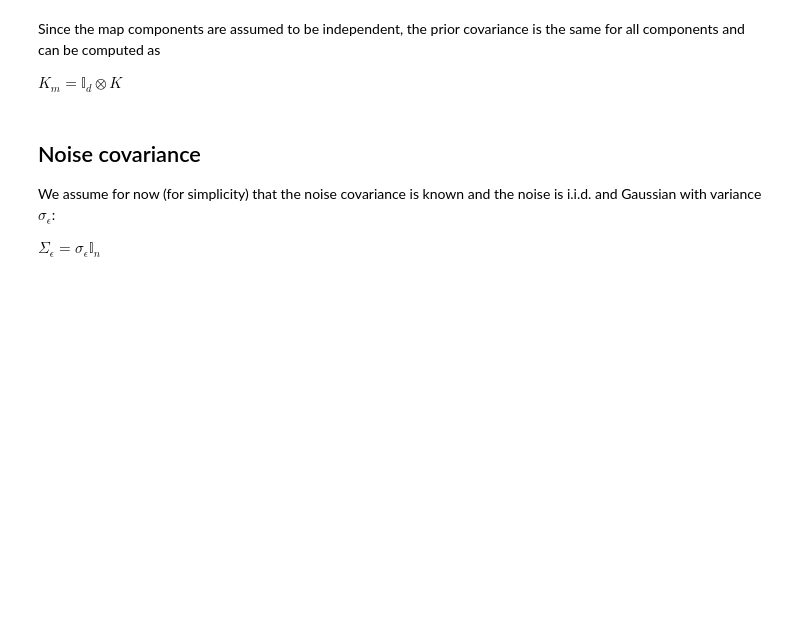
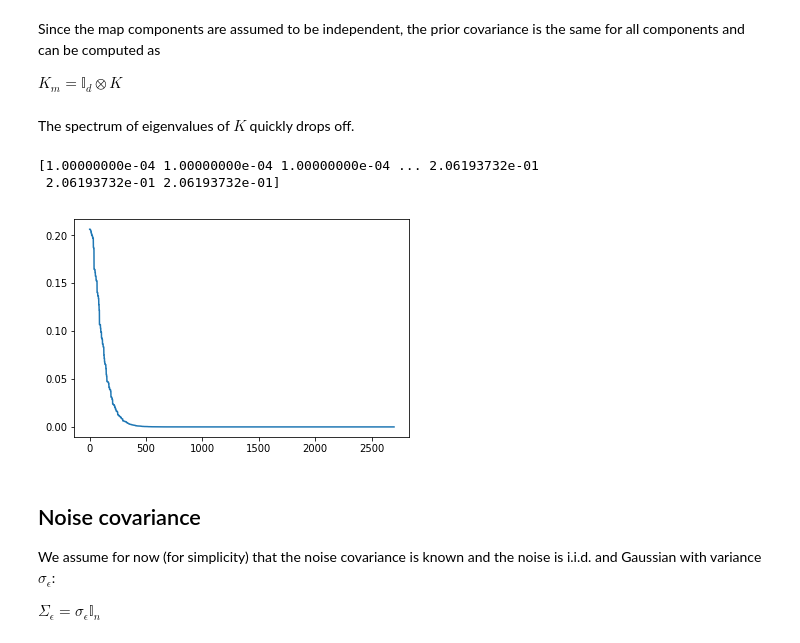
Before and after one commit to mackelab/gp-maps-python, a Jupyter notebook: BayesianOPM.ipynb, the cells around one changed output. Drawn from its saved outputs; the diff is of its cells as text; code cells hidden in the pictures; blank space fills up the shorter version.

```diff
--- a/BayesianOPM.ipynb
+++ b/BayesianOPM.ipynb
@@ -90,13 +90,26 @@ Since the map components are assumed to be independent, the prior covariance is
 
 $K_m = \mathbb{I}_d \otimes K$
 # %%
-K = K_prior(idx, kernel=mexican_hat_kernel, sigma=4.)
+K = K_prior(idx, kernel=mexican_hat_kernel, sigma=2.)
 
 
 # add a small constant to the diagonal for numerical stability
 # this makes the prior covariance positive definite
 # TODO: not really sure why this is neccessary
 K_m = np.kron(np.eye(d), K) + np.eye(d*n) * 0.0001
+# %% [markdown]
+The spectrum of eigenvalues of $K$ quickly drops off.
+# %%
+eigvals = np.linalg.eigvalsh(K_m)
+
+print(eigvals)
+
+plt.plot(eigvals[::-1])
+plt.show()
+# %% [output]
+[1.00000000e-04 1.00000000e-04 1.00000000e-04 ... 2.06193732e-01
+ 2.06193732e-01 2.06193732e-01]
+[figure, added]
 # %% [markdown]
 ## Noise covariance
 We assume for now (for simplicity) that the noise covariance is known and the noise is i.i.d. and Gaussian with variance $\sigma_{\epsilon}$:
```
Also changed, not shown: parts of 1 cell of this notebook.
